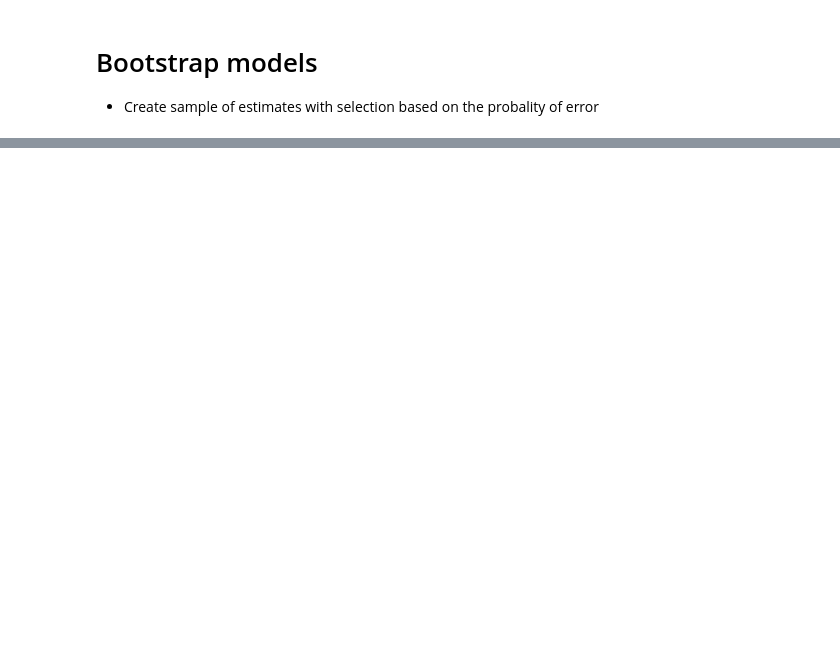
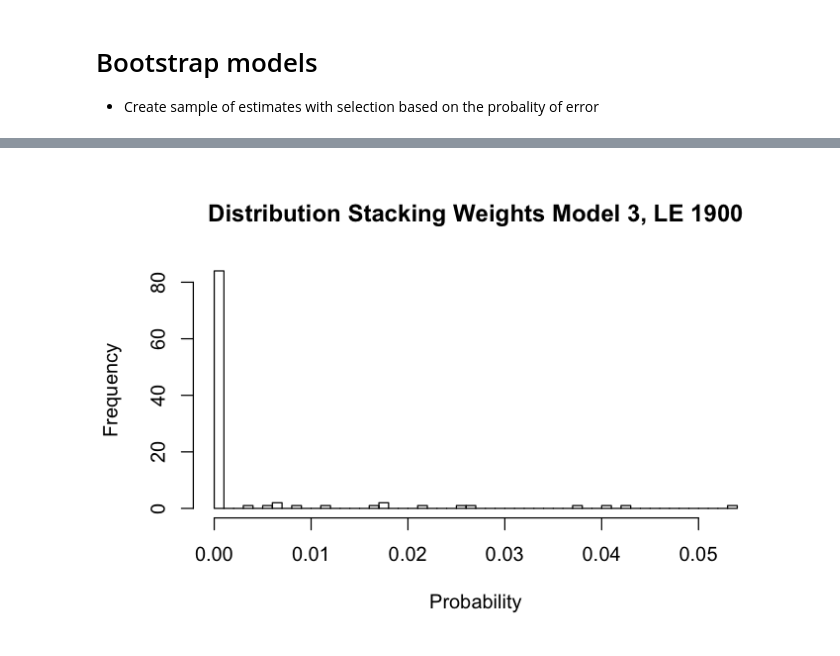
Before and after one commit to sdaza/lambda, a Jupyter notebook: notebooks/le_bootstrap.ipynb, the cells around one changed output, grey strips where cells are left out. Saved outputs shown, nothing was run; the diff lists cells and outputs as text; code cells hidden in the pictures; blank space fills up the shorter version.

```diff
--- a/notebooks/le_bootstrap.ipynb
+++ b/notebooks/le_bootstrap.ipynb
@@ -51,0 +155,5 @@ samples[, sample_index := 1:.N, by=.(ctry, year)]
+# %%
+hist(w$model3, main='Distribution Stacking Weights Model 3, LE 1900',
+     xlab='Probability', breaks = 50)
+# %% [output]
+[figure, added]
```
Also changed, not shown: parts of 14 cells of this notebook.
